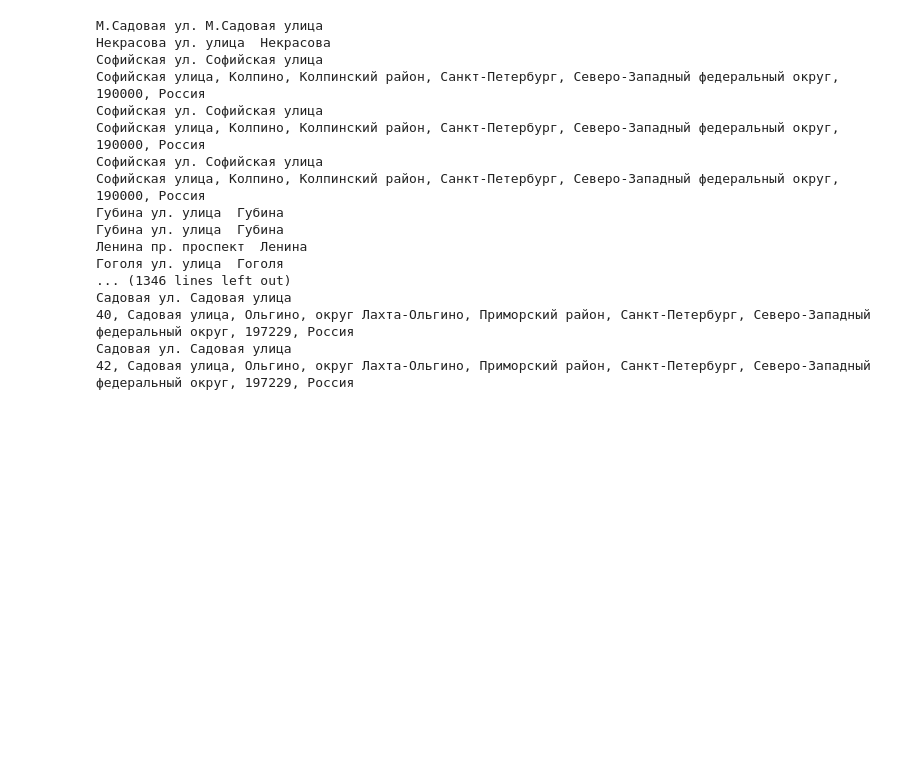
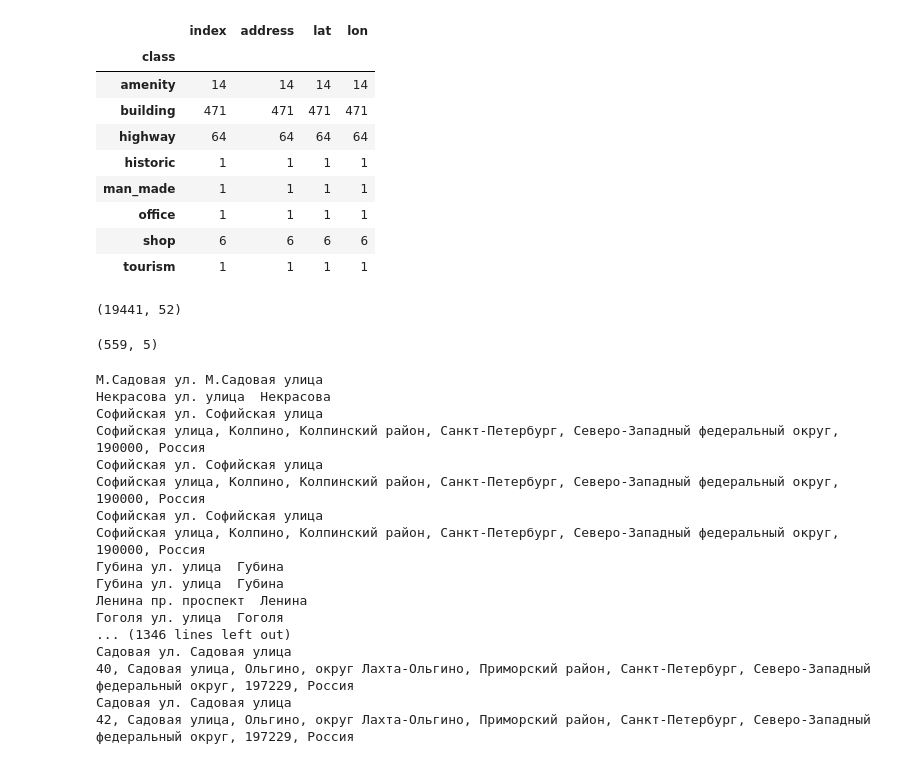
Before and after one commit to WGussev/StPHousing, a Jupyter notebook: geocoding.ipynb, the cells around one changed output. Saved outputs shown, nothing was run; the diff lists cells and outputs as text; code cells hidden in the pictures; blank space fills up the shorter version.

```diff
--- a/geocoding.ipynb
+++ b/geocoding.ipynb
@@ -60,11 +81,36 @@ def full_address(locality, number, building):
+# %%
+def extract_coordinates(df):
+    """
+        Get coordinates from saved api responses.
+        District name from the dataset must be present in the address
+        returned by the api. It guarantees that streets with identical names
+        are not confused.
+    """
+    df_addr = pd.DataFrame(columns=['index', 'address', 'class', 'lat', 'lon'])
+    for index, row in error.iterrows():
+        with open(f'./jsons/{index}', 'r') as f:
+            response = json.load(f)
+            for item in response:
+                candidate = None
+                if (row['addr_district'] in item['display_name']):
+                    if not candidate:
+                        candidate = {'index': index, 'address': item['display_name'],
+                                     'class': item['class'], 'lat': item['lat'], 'lon': item['lon']}
+                    if (item['class'] == 'building'):
+                        candidate = {'index': index, 'address': item['display_name'],
+                                     'class': item['class'], 'lat': item['lat'], 'lon': item['lon']}
+                        break
+            if candidate:
+                df_addr = df_addr.append(candidate, ignore_index=True)
+    return df_addr
 # %%
 # отделим точки с ошибочными координатами: район, куда точка "упала" и район из датасета не совпадают
-districts = pd.read_csv('districts.csv', index_col=0)
+districts = pd.read_csv('shapes/districts.csv', index_col=0)
 districts['geometry'] = districts['geometry'].apply(wkt.loads)
 districts = GeoDataFrame(districts, crs={'init': 'epsg:4326'}, geometry='geometry')
 
-points = pd.read_csv('points.csv', index_col=0)
-data = pd.read_csv('open_stp_data.csv')
+points = pd.read_csv('trash/points.csv', index_col=0)
+data = pd.read_csv('data/housing_data.csv')
 data = data.join(points, how='inner')
 data['geometry'] = data.apply(lambda x: Point(x.lng, x.lat), axis=1)
 data = GeoDataFrame(data, crs={'init': 'epsg:4326'}, geometry='geometry')
@@ -100,3 +141,26 @@ df_addr = pd.DataFrame(columns=['number', 'address', 'lat', 'lon'])
+# %%
+results = extract_coordinates(error)
+# %%
+results.groupby(by='class').count()
+# %% [output]
+|  | index | address | lat | lon |
+| class |  |  |  |  |
+| amenity | 14 | 14 | 14 | 14 |
+| building | 471 | 471 | 471 | 471 |
+| highway | 64 | 64 | 64 | 64 |
+| historic | 1 | 1 | 1 | 1 |
+| man_made | 1 | 1 | 1 | 1 |
+| office | 1 | 1 | 1 | 1 |
+| shop | 6 | 6 | 6 | 6 |
+| tourism | 1 | 1 | 1 | 1 |
+# %%
+full.shape
+# %% [output]
+(19441, 52)
+# %%
+results.shape
+# %% [output]
+(559, 5)
 # %%
 for row in error.iterrows():
     print(row[1][0], row[1][5])
```
Also changed, not shown: parts of 11 cells of this notebook, 42 other files.
